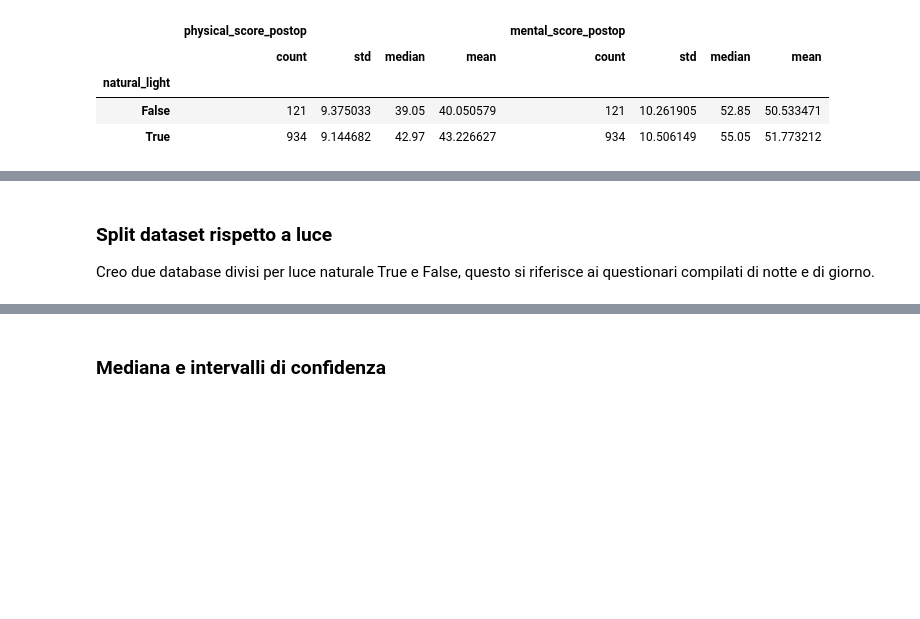
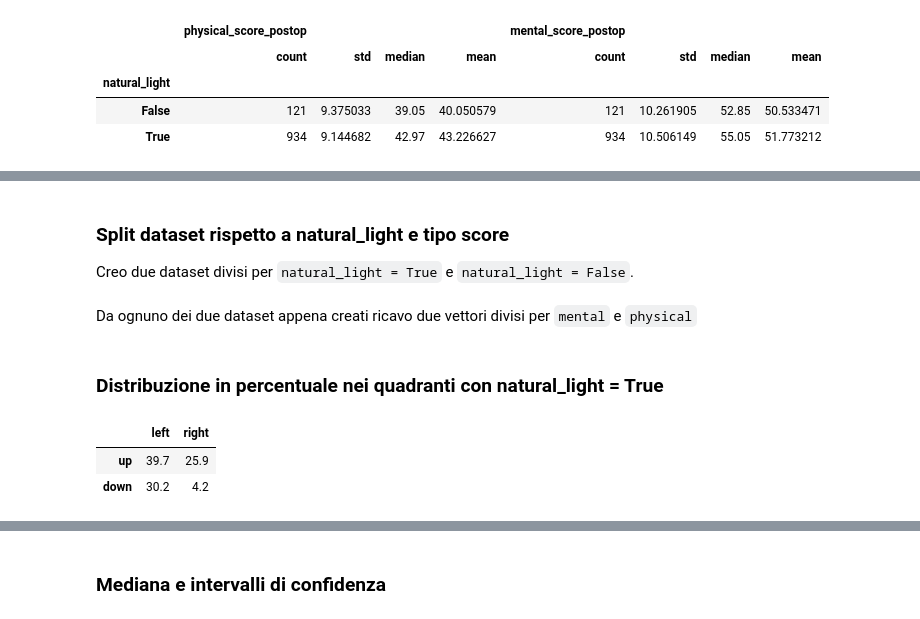
Before and after one commit to giocoal/surgery-PROMs-score-and-weather-conditions-data-visualizations, a Jupyter notebook: DataViz_Compitino_SecondaVisualizzazione.ipynb, the cells around one changed output, grey strips where cells are left out. Drawn from its saved outputs; the diff is of its cells as text; code cells hidden in the pictures; blank space fills up the shorter version.

```diff
--- a/DataViz_Compitino_SecondaVisualizzazione.ipynb
+++ b/DataViz_Compitino_SecondaVisualizzazione.ipynb
@@ -108,4 +66,0 @@ def f_above_mental(row):
-# %%
-df1['above_physical'] = df1.apply(f_above_physical, axis = 1)
-df1['above_mental'] = df1.apply(f_above_mental, axis = 1)
-df1.head()
@@ -157,5 +67,5 @@ Per natural_light = True c'è una maggior percentuale di osservazioni in alto a
 # %% [markdown]
-### Split dataset rispetto a luce
+### Split dataset rispetto a natural_light e tipo score
 
-Creo due database divisi per luce naturale True e False, questo si riferisce ai questionari compilati di notte e di giorno.
+Creo due dataset divisi per `natural_light = True` e `natural_light = False`.
 # %%
@@ -166 +73,16 @@ df1_on = df1[df1['natural_light'] == True]
 df1_off = df1[df1['natural_light'] == False]
+# %% [markdown]
+Da ognuno dei due dataset appena creati ricavo due vettori divisi per `mental` e `physical`
+# %%
+p_off, m_off = df1_off.physical_score_postop, df1_off.mental_score_postop
+p_on, m_on = df1_on.physical_score_postop, df1_on.mental_score_postop
+# %% [markdown]
+### Distribuzione in percentuale nei quadranti con natural_light = True
+# %%
+count_on = pd.DataFrame({'left': [sum((p_on < 50) & (m_on >= 50)), sum((p_on < 50) & (m_on < 50))], 'right': [sum((p_on >= 50) & (m_on >= 50)), sum((p_on >= 50) & (m_on < 50))]}, index = ['up', 'down'])
+perc_on = round(count_on / len(p_on) * 100, 1)
+perc_on
+# %% [output]
+|  | left | right |
+| up | 39.7 | 25.9 |
+| down | 30.2 | 4.2 |
```
Also changed, not shown: parts of 37 cells of this notebook.
